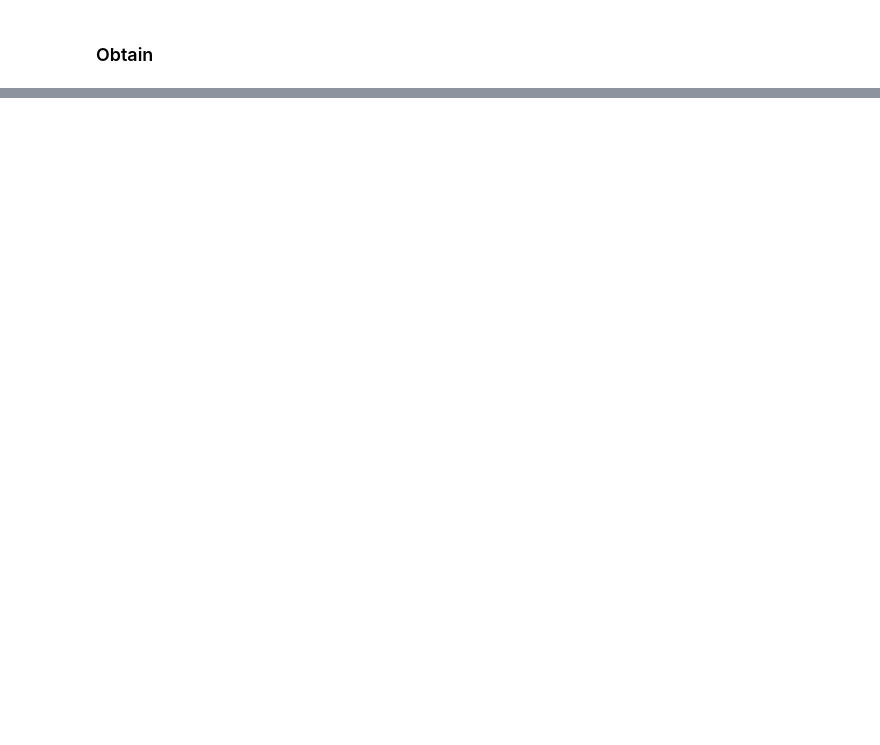
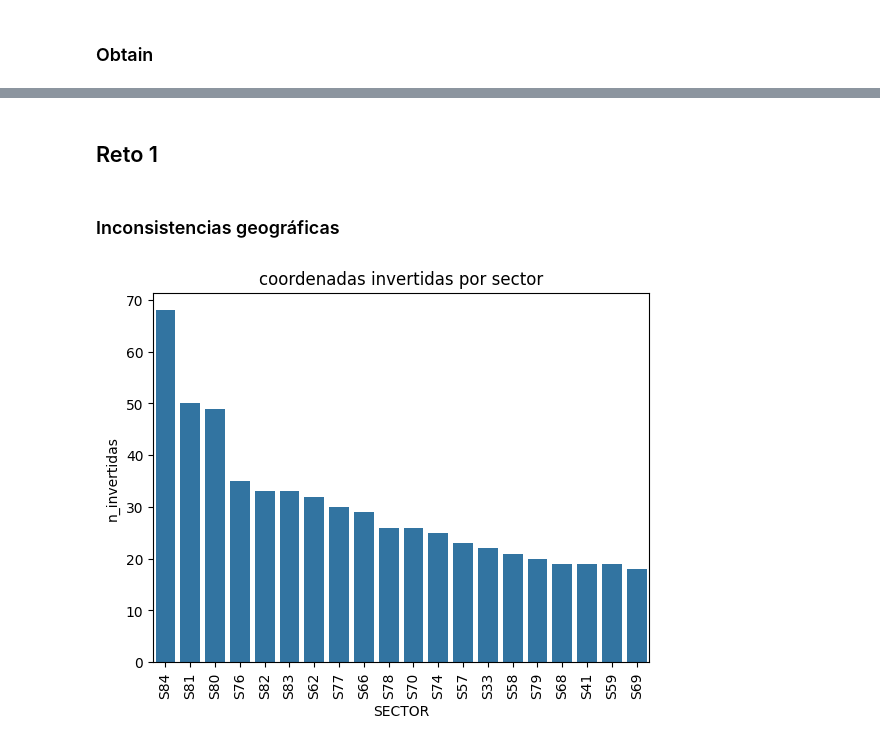
Before and after one commit to khar20/datathon-sunass, a Jupyter notebook: main.ipynb, the cells around one changed output, grey strips where cells are left out. Drawn from its saved outputs; the diff is of its cells as text; code cells hidden in the pictures; blank space fills up the shorter version.

Commit message:
reto 3

```diff
--- a/main.ipynb
+++ b/main.ipynb
@@ -283,0 +19,28 @@ shape: (73, 3)
+# %%
+df_prim = pl.read_excel(
+    "datasets/02_ROTURAS_RED_PRIMARIA_SECUNDARIA_PIURA.xlsx",
+    sheet_name="ROTURAS_RED_PRIMARIA",
+)
+df_sec = pl.read_excel(
+    "datasets/02_ROTURAS_RED_PRIMARIA_SECUNDARIA_PIURA.xlsx",
+    sheet_name="FUGAS_RED_SECUNDARIA",
+)
+df_red = pl.read_excel("datasets/03_REDES_CONEXIONES_PIURA.xlsx")
+df_cau = pl.read_excel("datasets/01_BASE_CAUDALES_SECTORES_PIURA.xlsx")
+# %% [markdown]
+## Reto 1
+# %% [markdown]
+###  Inconsistencias geográficas
+# %%
+# conteo de coordenadas invertidas
+inv_prim = df_prim.filter(pl.col('latitud') < -20).group_by('SECTOR').agg(pl.len().alias('n_invertidas')).with_columns(pl.lit('roturas').alias('tipo'))
+inv_sec = df_sec.filter(pl.col('latitud') < -20).group_by('SECTOR').agg(pl.len().alias('n_invertidas')).with_columns(pl.lit('fugas').alias('tipo'))
+df_coord_inv = pl.concat([inv_prim, inv_sec]).sort('n_invertidas', descending=True)
+
+# grafico
+sns.barplot(data=df_coord_inv.head(20).to_pandas(), x='SECTOR', y='n_invertidas')
+plt.title('coordenadas invertidas por sector')
+plt.xticks(rotation=90)
+plt.show()
+# %% [output]
+[figure, added]
```
Also changed, not shown: parts of 32 cells of this notebook, 2 other files.
